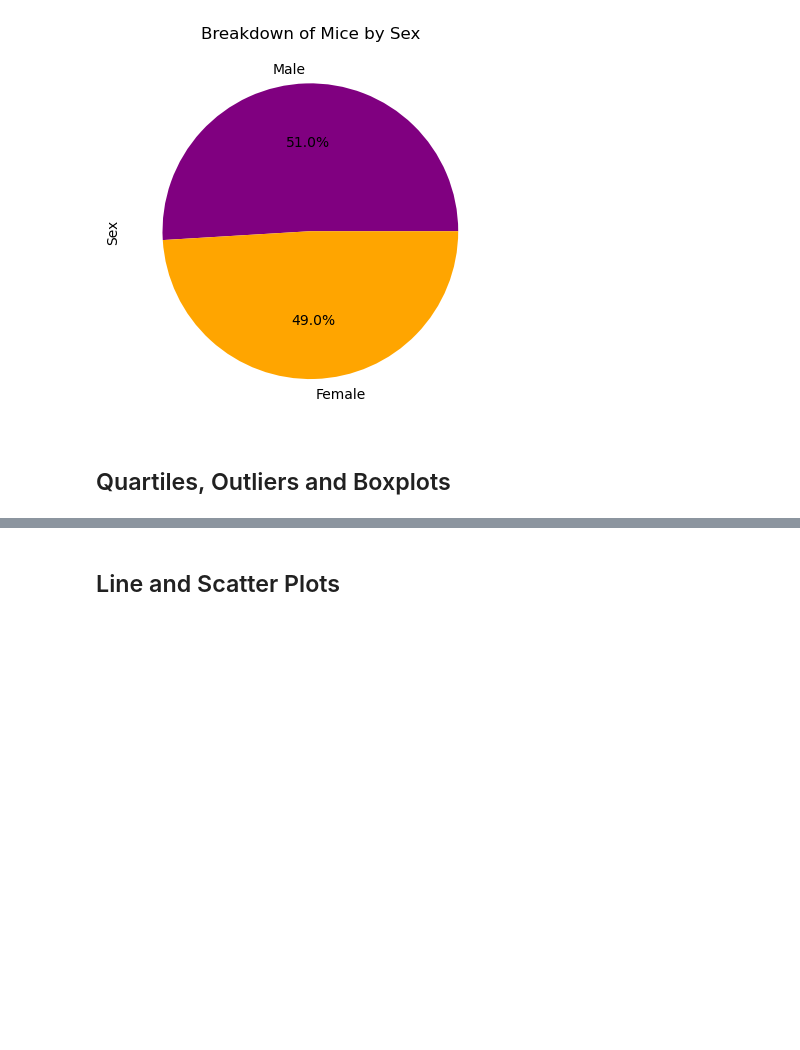
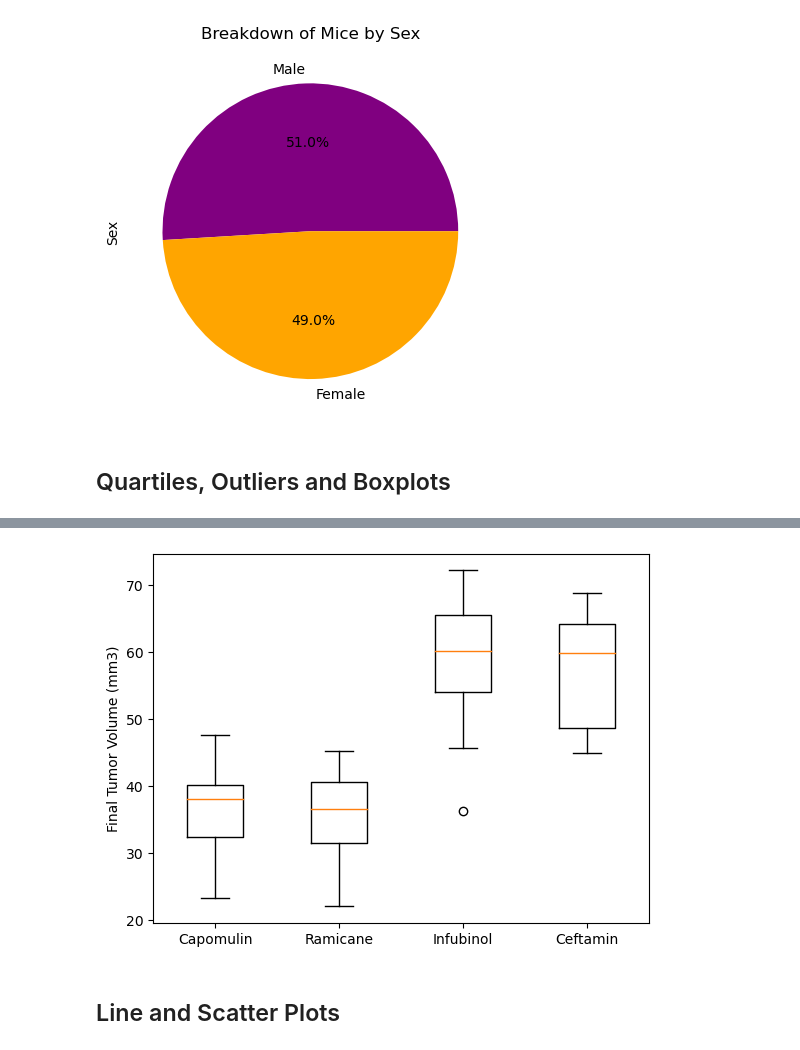
Before and after one commit to annabitzer/pymaceuticals_challenge, a Jupyter notebook: Pymaceuticals/pymaceuticals_module.ipynb, the cells around one changed output, grey strips where cells are left out. Drawn from its saved outputs; the diff is of its cells as text; code cells hidden in the pictures; blank space fills up the shorter version.

```diff
--- a/Pymaceuticals/pymaceuticals_module.ipynb
+++ b/Pymaceuticals/pymaceuticals_module.ipynb
@@ -220,0 +217,30 @@ mouse_study_clean.head()
+# %%
+# Put treatments into a list for for loop (and later for plot labels)
+treatments = ["Capomulin", "Ramicane", "Infubinol", "Ceftamin"]
+#to store list of quartiles for each drug
+quartile_counter = []
+for_plot = []
+outliers = []
+# Create empty list to fill with tumor vol data (for plotting)
+
+# Calculate the IQR and quantitatively determine if there are any potential outliers.
+# turn this into a loop
+for treatment in treatments:
+    # Locate the rows which contain mice on each drug and get the tumor volumes
+    to_plot = mouse_study_treatment.loc[(mouse_study_treatment["Drug Regimen"] == treatment)]["Tumor Volume (mm3)"]
+    for_plot.append(to_plot)
+
+    #determine quartiles & IQR. save quartiles as a list that can be indexed.
+    quartiles = list(mouse_study_treatment[(mouse_study_treatment["Drug Regimen"] == treatment)]["Tumor Volume (mm3)"].quantile([0.25, 0.5, 0.75]))
+    lower_q = quartiles[0]
+    upper_q = quartiles[2]
+    iqr = upper_q - lower_q
+    #set boundaries to search for outliers
+    upper_outliers = upper_q + (1.5*iqr)
+    lower_outliers = lower_q - (1.5*iqr)
+    #finally, search to_plot list for outliers
+    outliers.append(to_plot.loc[(to_plot > upper_outliers)])
+    outliers.append(to_plot.loc[(to_plot < lower_outliers)])
+    print(f"For {treatment}, the lower quartile of the tumor volumes is {round(quartiles[0], 2)} mm3, the upper quartile is {round(quartiles[2], 2)} mm3, and the potential outliers are {outliers}")
+    #clear outliers before next treatment iteration
+    outliers = []
@@ -221,5 +254,18 @@ mouse_study_clean.head()
 # %%
 # Generate a box plot that shows the distrubution of the tumor volume for each treatment group.
+fig1, ax1 = plt.subplots()
+for_plot = []
+for treatment in treatments:
+    to_plot = mouse_study_treatment.loc[(mouse_study_treatment["Drug Regimen"] == treatment)]["Tumor Volume (mm3)"]
+    for_plot.append(to_plot)
+
+ax1.boxplot(for_plot)
+ax1.set_xticklabels(treatments)
+ax1.set_ylabel("Final Tumor Volume (mm3)")
+
+plt.show()
+# %% [output]
+[figure, added]
 # %% [markdown]
 ## Line and Scatter Plots
 # %%
```
Also changed, not shown: parts of 6 cells of this notebook, 1 other file.
